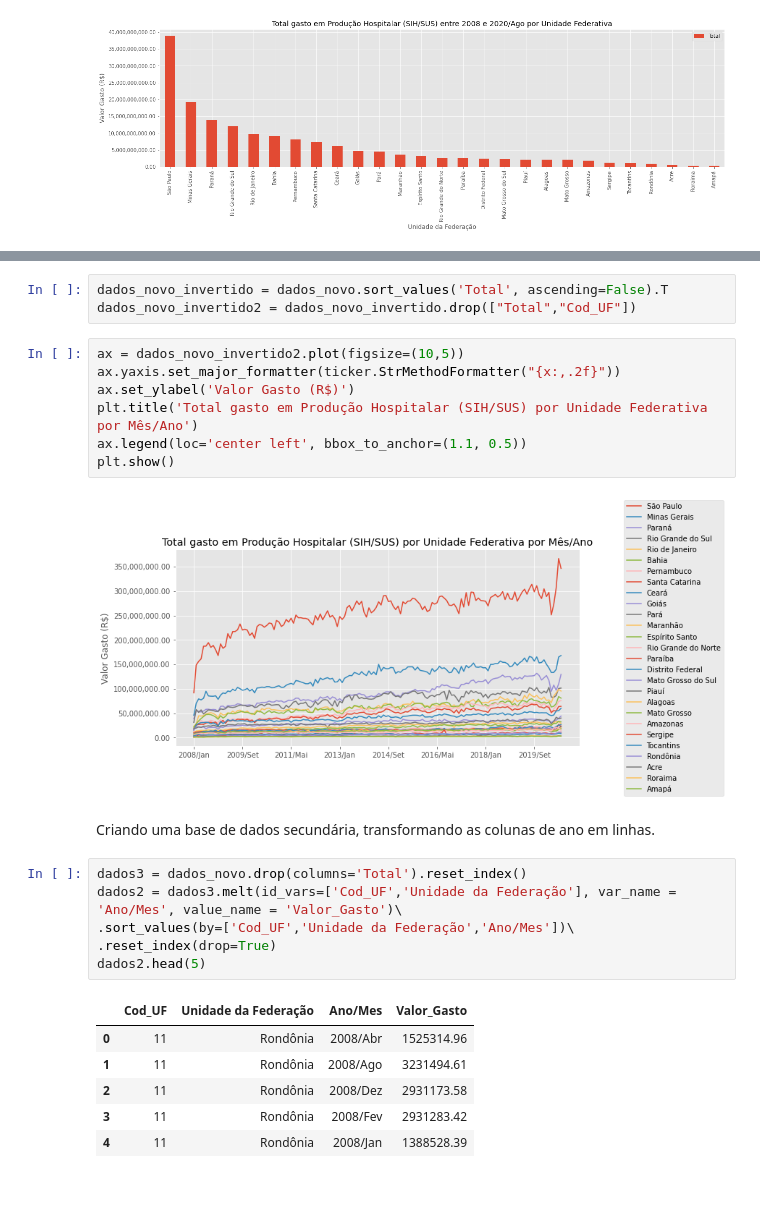
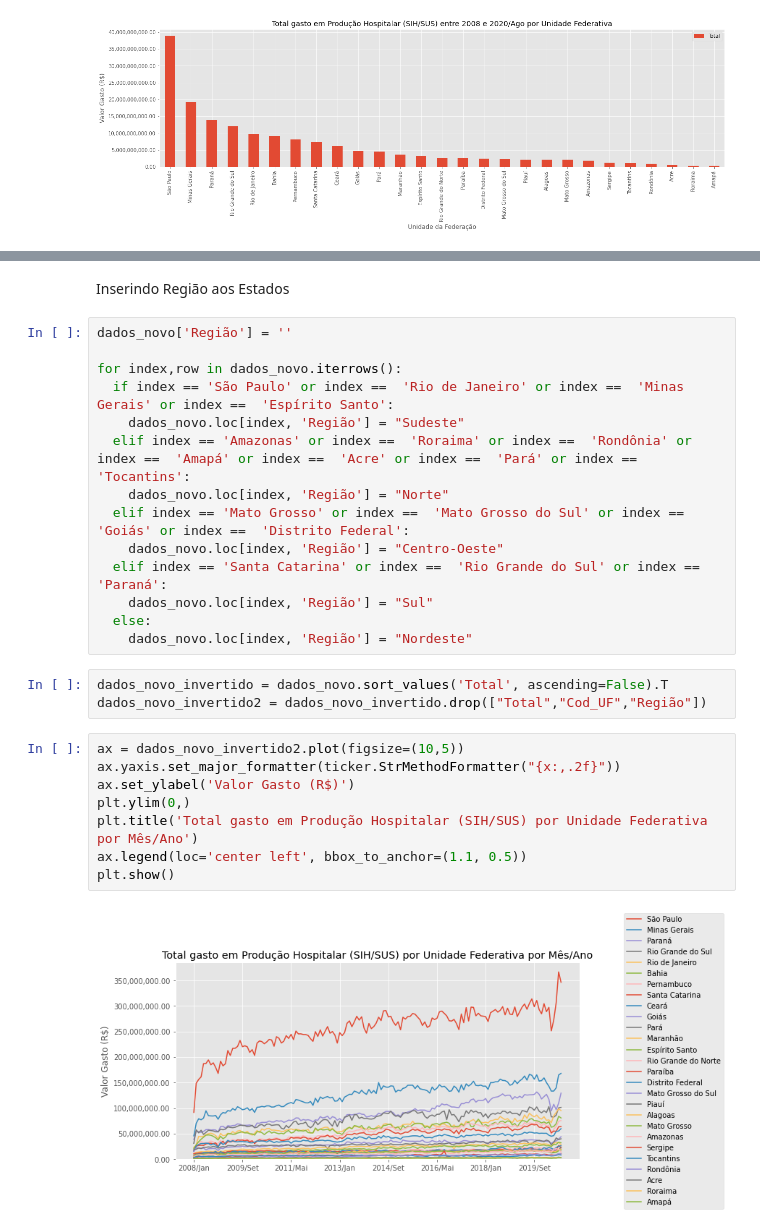
Before and after one commit to andrevcmelo/BootcampAlura2021, a Jupyter notebook: BootcampAlura_Modulo01.ipynb, the cells around one changed output, grey strips where cells are left out. Cells and saved outputs as stored; diff of their text form; blank space fills up the shorter version.

```diff
--- a/BootcampAlura_Modulo01.ipynb
+++ b/BootcampAlura_Modulo01.ipynb
@@ -236,27 +254,29 @@ dados_novo_invertido
+# %% [markdown]
+Inserindo Região aos Estados
+# %%
+dados_novo['Região'] = ''
+
+for index,row in dados_novo.iterrows():
+  if index == 'São Paulo' or index ==  'Rio de Janeiro' or index ==  'Minas Gerais' or index ==  'Espírito Santo':
+    dados_novo.loc[index, 'Região'] = "Sudeste"
+  elif index == 'Amazonas' or index ==  'Roraima' or index ==  'Rondônia' or index ==  'Amapá' or index ==  'Acre' or index ==  'Pará' or index ==  'Tocantins':
+    dados_novo.loc[index, 'Região'] = "Norte"
+  elif index == 'Mato Grosso' or index ==  'Mato Grosso do Sul' or index ==  'Goiás' or index ==  'Distrito Federal':
+    dados_novo.loc[index, 'Região'] = "Centro-Oeste"
+  elif index == 'Santa Catarina' or index ==  'Rio Grande do Sul' or index ==  'Paraná':
+    dados_novo.loc[index, 'Região'] = "Sul"
+  else:
+    dados_novo.loc[index, 'Região'] = "Nordeste"
 # %%
 dados_novo_invertido = dados_novo.sort_values('Total', ascending=False).T
-dados_novo_invertido2 = dados_novo_invertido.drop(["Total","Cod_UF"])
+dados_novo_invertido2 = dados_novo_invertido.drop(["Total","Cod_UF","Região"])
 # %%
 ax = dados_novo_invertido2.plot(figsize=(10,5))
 ax.yaxis.set_major_formatter(ticker.StrMethodFormatter("{x:,.2f}"))
 ax.set_ylabel('Valor Gasto (R$)')
+plt.ylim(0,)
 plt.title('Total gasto em Produção Hospitalar (SIH/SUS) por Unidade Federativa por Mês/Ano')
 ax.legend(loc='center left', bbox_to_anchor=(1.1, 0.5))
 plt.show()
 # %% [output]
-[figure, old version]
+[figure, new version]
-# %% [markdown]
-Criando uma base de dados secundária, transformando as colunas de ano em linhas.
-# %%
-dados3 = dados_novo.drop(columns='Total').reset_index()
-dados2 = dados3.melt(id_vars=['Cod_UF','Unidade da Federação'], var_name = 'Ano/Mes', value_name = 'Valor_Gasto')\
-.sort_values(by=['Cod_UF','Unidade da Federação','Ano/Mes'])\
-.reset_index(drop=True)
-dados2.head(5)
-# %% [output]
-|  | Cod_UF | Unidade da Federação | Ano/Mes | Valor_Gasto |
-| 0 | 11 | Rondônia | 2008/Abr | 1525314.96 |
-| 1 | 11 | Rondônia | 2008/Ago | 3231494.61 |
-| 2 | 11 | Rondônia | 2008/Dez | 2931173.58 |
-| 3 | 11 | Rondônia | 2008/Fev | 2931283.42 |
-| 4 | 11 | Rondônia | 2008/Jan | 1388528.39 |
```
Also changed, not shown: parts of 6 cells of this notebook.
